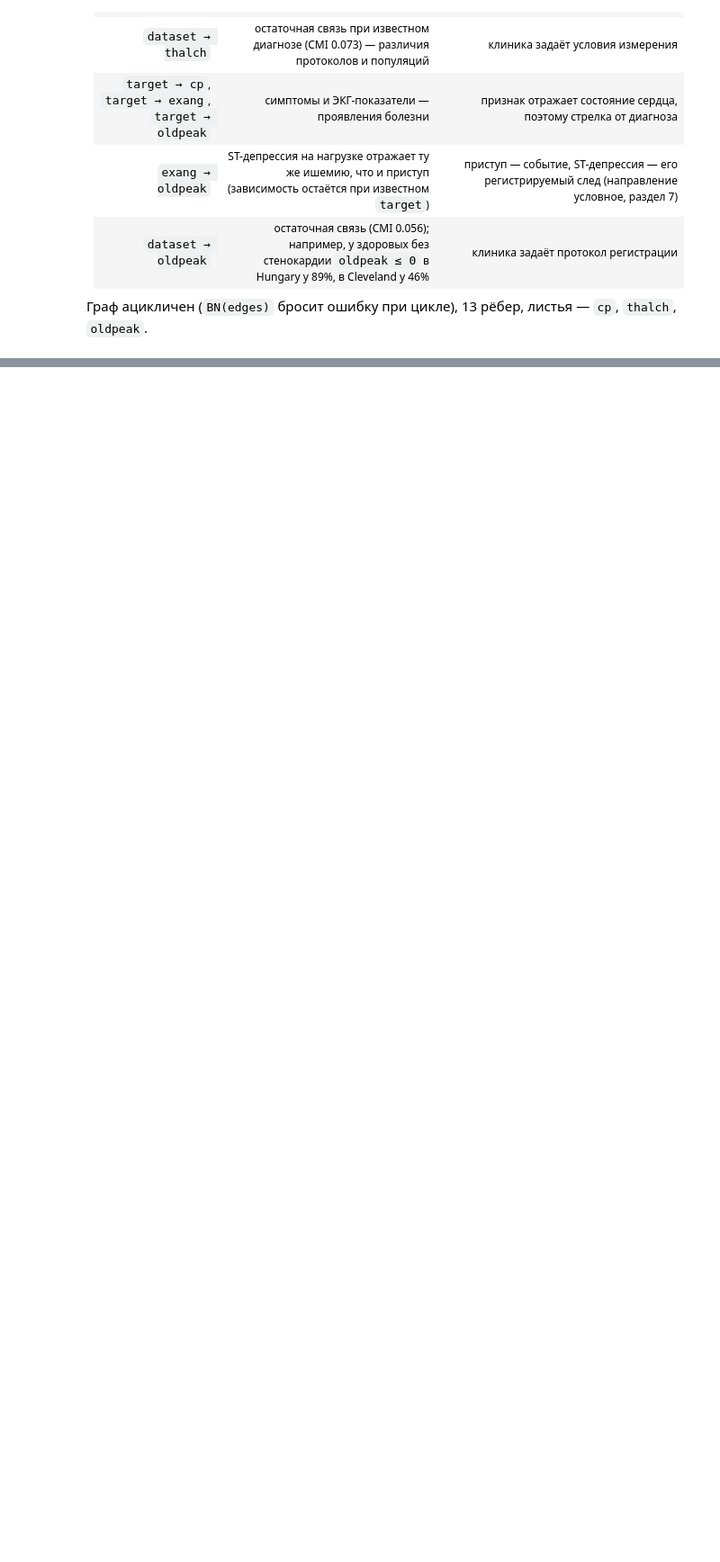
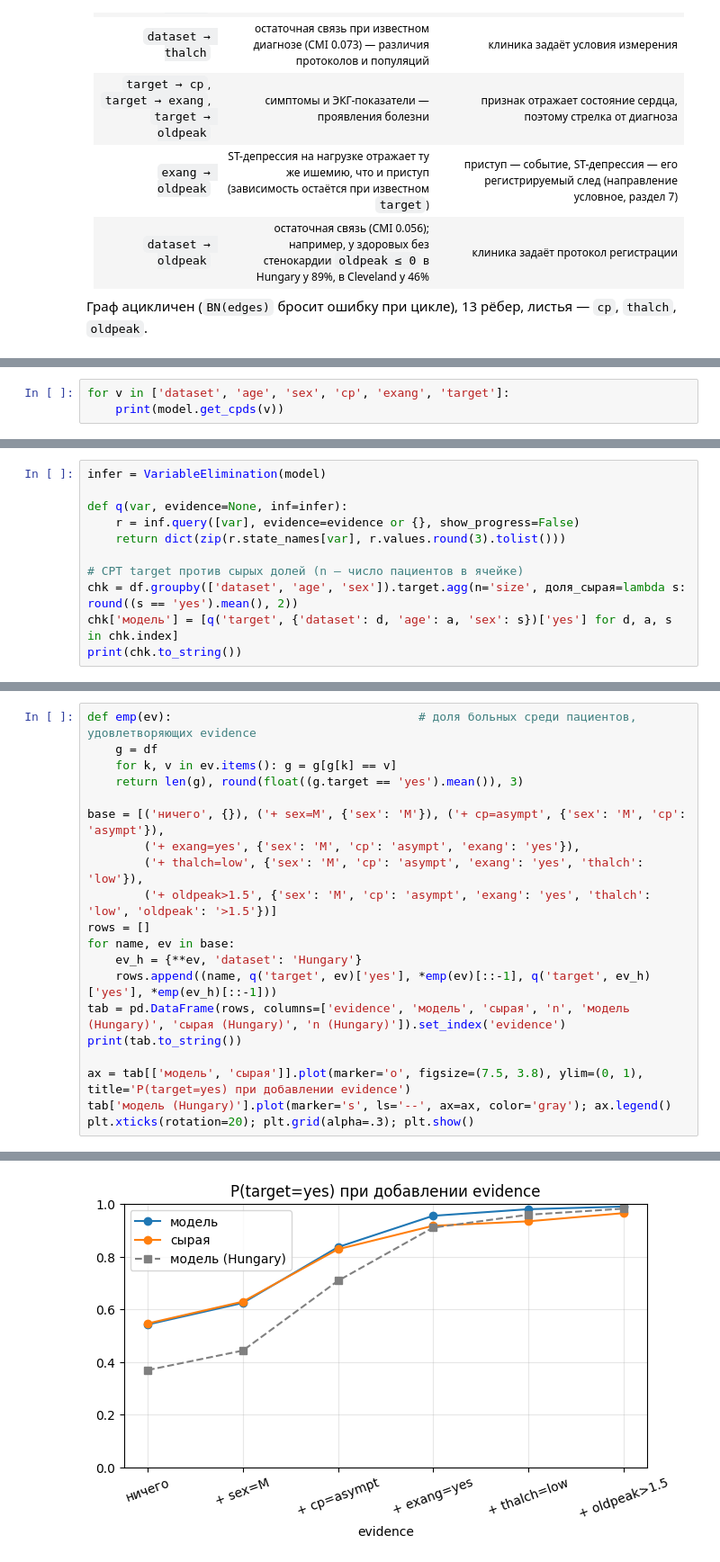
Before and after one commit to dalginichev1/ml_course_mai, a Jupyter notebook: bayesian/lab4.ipynb, the cells around one changed output, grey strips where cells are left out. Shown at 90% size. Drawn from its saved outputs; the diff is of its cells as text; blank space fills up the shorter version.

Commit message:
эксперимент с evidence

```diff
--- a/bayesian/lab4.ipynb
+++ b/bayesian/lab4.ipynb
@@ -416,0 +419,3 @@ plt.show()
+# %%
+for v in ['dataset', 'age', 'sex', 'cp', 'exang', 'target']:
+    print(model.get_cpds(v))
@@ -416,0 +440,11 @@ plt.show()
+# %%
+infer = VariableElimination(model)
+
+def q(var, evidence=None, inf=infer):
+    r = inf.query([var], evidence=evidence or {}, show_progress=False)
+    return dict(zip(r.state_names[var], r.values.round(3).tolist()))
+
+# CPT target против сырых долей (n — число пациентов в ячейке)
+chk = df.groupby(['dataset', 'age', 'sex']).target.agg(n='size', доля_сырая=lambda s: round((s == 'yes').mean(), 2))
+chk['модель'] = [q('target', {'dataset': d, 'age': a, 'sex': s})['yes'] for d, a, s in chk.index]
+print(chk.to_string())
@@ -416,0 +534,21 @@ plt.show()
+# %%
+def emp(ev):                                   # доля больных среди пациентов, удовлетворяющих evidence
+    g = df
+    for k, v in ev.items(): g = g[g[k] == v]
+    return len(g), round(float((g.target == 'yes').mean()), 3)
+
+base = [('ничего', {}), ('+ sex=M', {'sex': 'M'}), ('+ cp=asympt', {'sex': 'M', 'cp': 'asympt'}),
+        ('+ exang=yes', {'sex': 'M', 'cp': 'asympt', 'exang': 'yes'}),
+        ('+ thalch=low', {'sex': 'M', 'cp': 'asympt', 'exang': 'yes', 'thalch': 'low'}),
+        ('+ oldpeak>1.5', {'sex': 'M', 'cp': 'asympt', 'exang': 'yes', 'thalch': 'low', 'oldpeak': '>1.5'})]
+rows = []
+for name, ev in base:
+    ev_h = {**ev, 'dataset': 'Hungary'}
+    rows.append((name, q('target', ev)['yes'], *emp(ev)[::-1], q('target', ev_h)['yes'], *emp(ev_h)[::-1]))
+tab = pd.DataFrame(rows, columns=['evidence', 'модель', 'сырая', 'n', 'модель (Hungary)', 'сырая (Hungary)', 'n (Hungary)']).set_index('evidence')
+print(tab.to_string())
+
+ax = tab[['модель', 'сырая']].plot(marker='o', figsize=(7.5, 3.8), ylim=(0, 1), title='P(target=yes) при добавлении evidence')
+tab['модель (Hungary)'].plot(marker='s', ls='--', ax=ax, color='gray'); ax.legend()
+plt.xticks(rotation=20); plt.grid(alpha=.3); plt.show()
+# %% [output]
@@ -416,0 +563 @@ plt.show()
+[figure, added]
```
Also changed, not shown: parts of 13 cells of this notebook.
